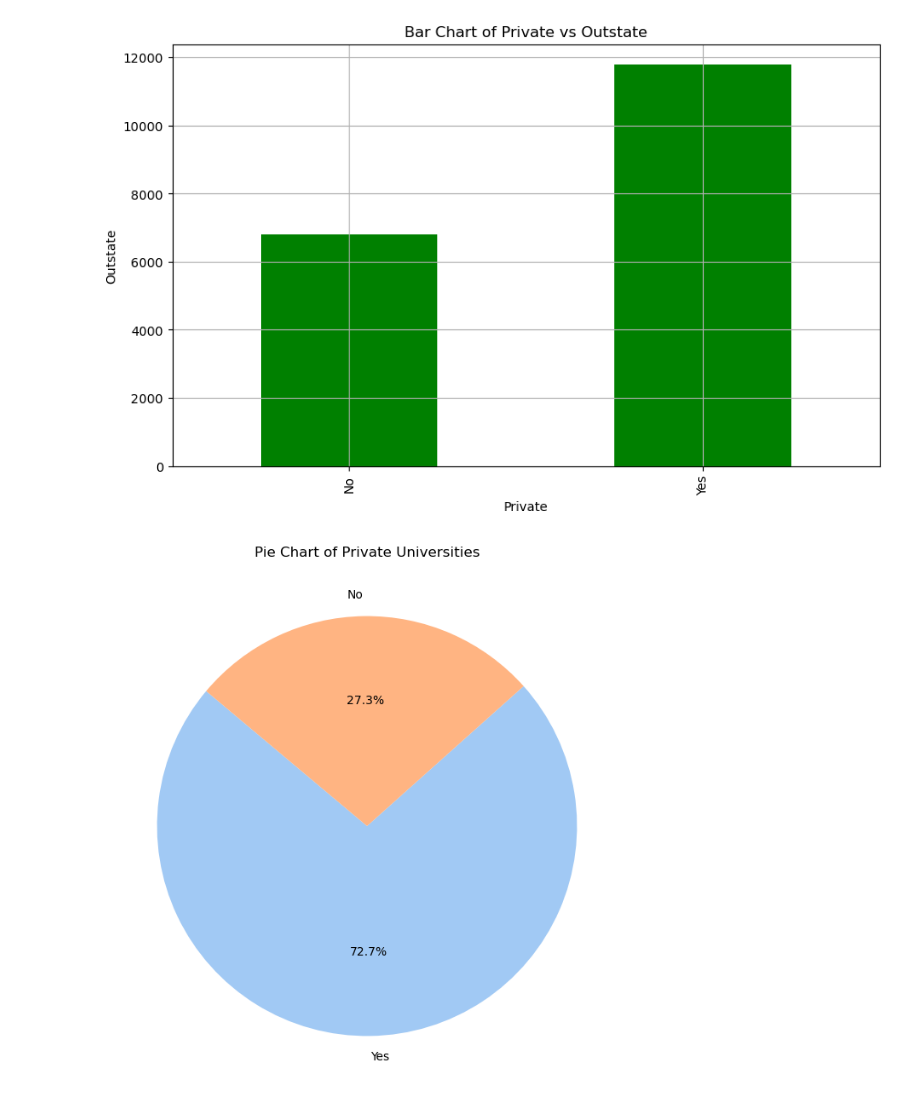
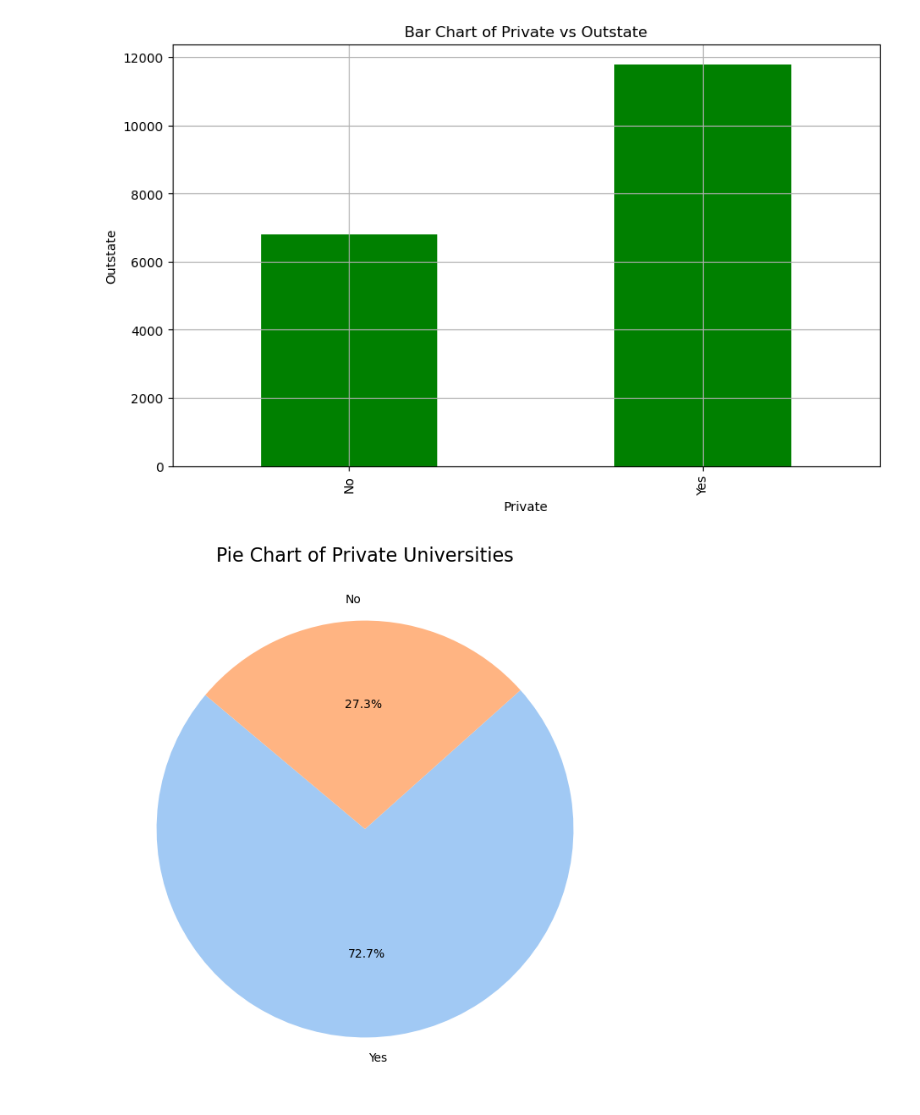
Before and after one commit to sajal329/Data-Clustering-and-Fitting, a Jupyter notebook: clustering.ipynb, the cells around one changed output. Saved outputs shown, nothing was run; the diff lists cells and outputs as text; code cells hidden in the pictures.

```diff
--- a/clustering.ipynb
+++ b/clustering.ipynb
@@ -128,22 +128,22 @@ plot_bar(df, 'Private', 'Outstate')
 # %%
 def plot_pie(data, column):
     """
     Creates a pie chart of the given column.
 
     Parameters:
     data (DataFrame): The dataset.
     column (str): The name of the column to be plotted.
     """
     plt.figure(figsize=(8, 8))
     data[column].value_counts().plot(kind='pie', autopct='%1.1f%%', startangle=140, colors=sns.color_palette("pastel"))
     plt.ylabel('')
-    plt.title(f'Pie Chart of {column} Universities')
+    plt.title(f'Pie Chart of {column} Universities', fontsize=16)
     plt.savefig(f'plots/pie_{column}.png')
     plt.show()
 
 plot_pie(df, 'Private')
 # %% [output]
-[figure, old version]
+[figure, new version]
 # %%
 def plot_heatmap(data):
     """
```
Also changed, not shown: parts of 6 cells of this notebook, 8 other files.
